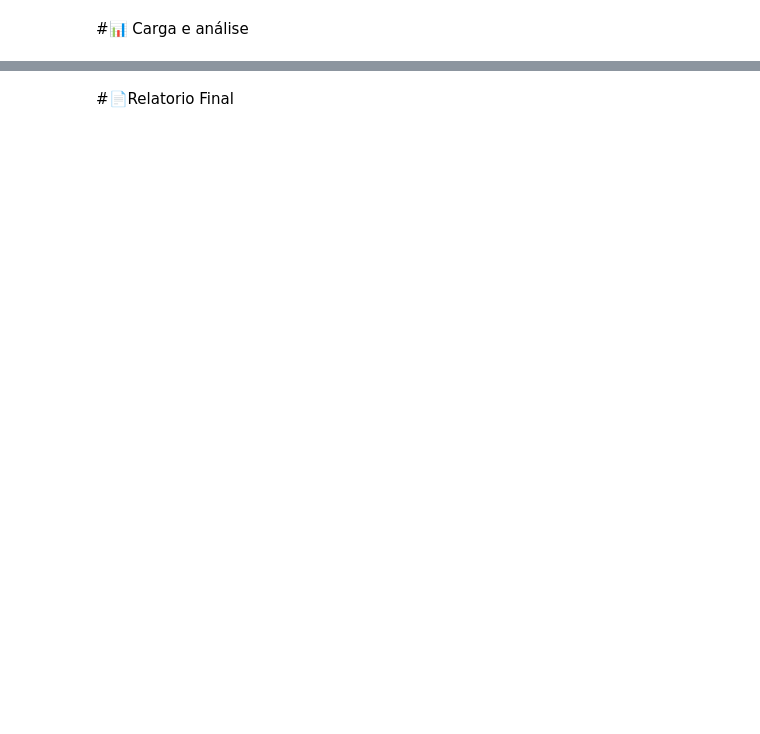
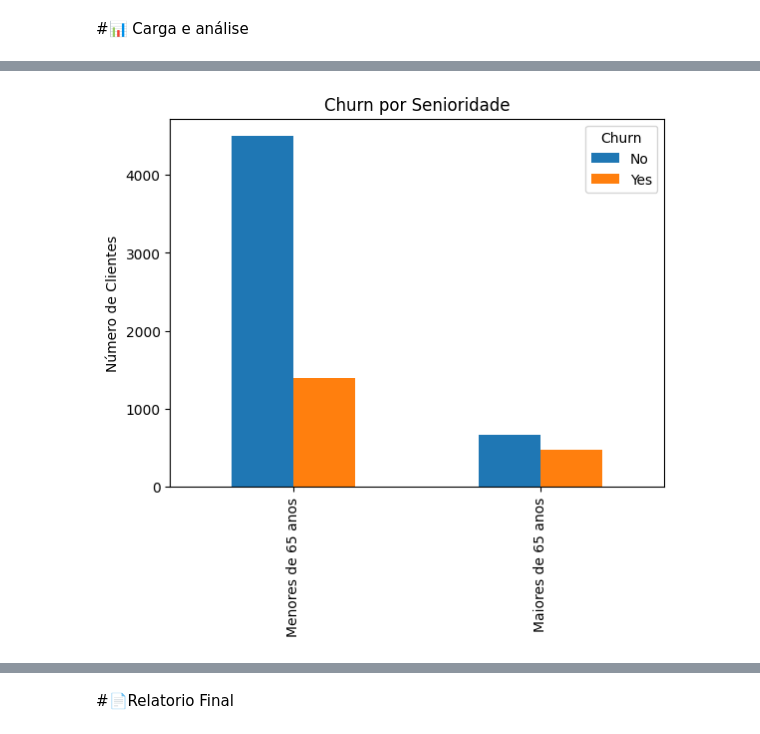
Before and after one commit to sanemar/telecomx, a Jupyter notebook: TelecomX_BR.ipynb, the cells around one changed output, grey strips where cells are left out. Drawn from its saved outputs; the diff is of its cells as text; code cells hidden in the pictures; blank space fills up the shorter version.

```diff
--- a/TelecomX_BR.ipynb
+++ b/TelecomX_BR.ipynb
@@ -232,0 +438,14 @@ dtype: float64
+# %%
+# churn por senioridade
+
+senioridade_df = df_normalizado.groupby(['SeniorCitizen', 'Churn']).size().unstack().fillna(0)
+senioridade_df.index = ['Menores de 65 anos', 'Maiores de 65 anos']
+
+senioridade_df.plot(
+    kind='bar',
+    title="Churn por Senioridade"
+).set_ylabel("Número de Clientes")
+
+plt.show()
+# %% [output]
+[figure, added]
```
Also changed, not shown: parts of 17 cells of this notebook.
